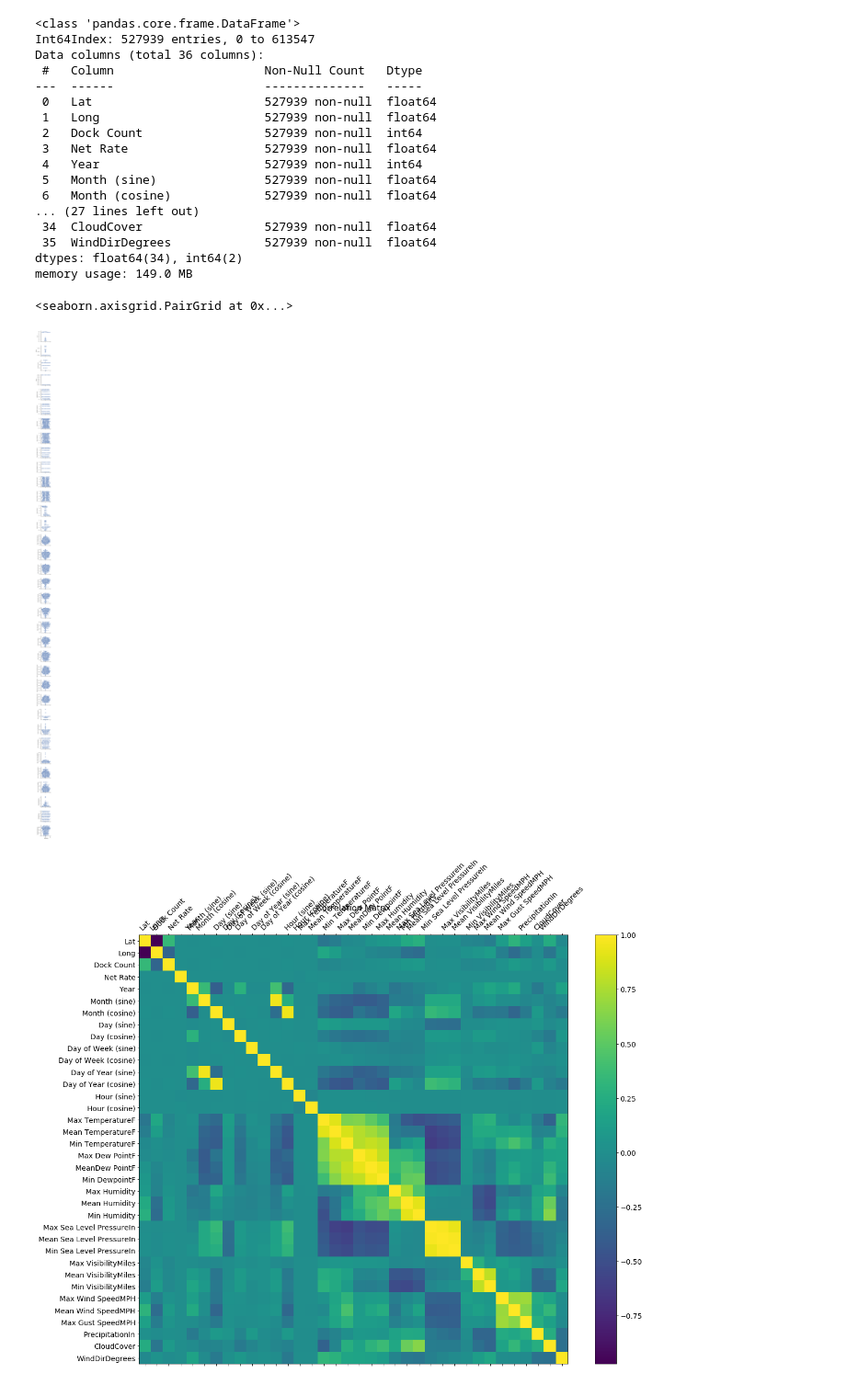
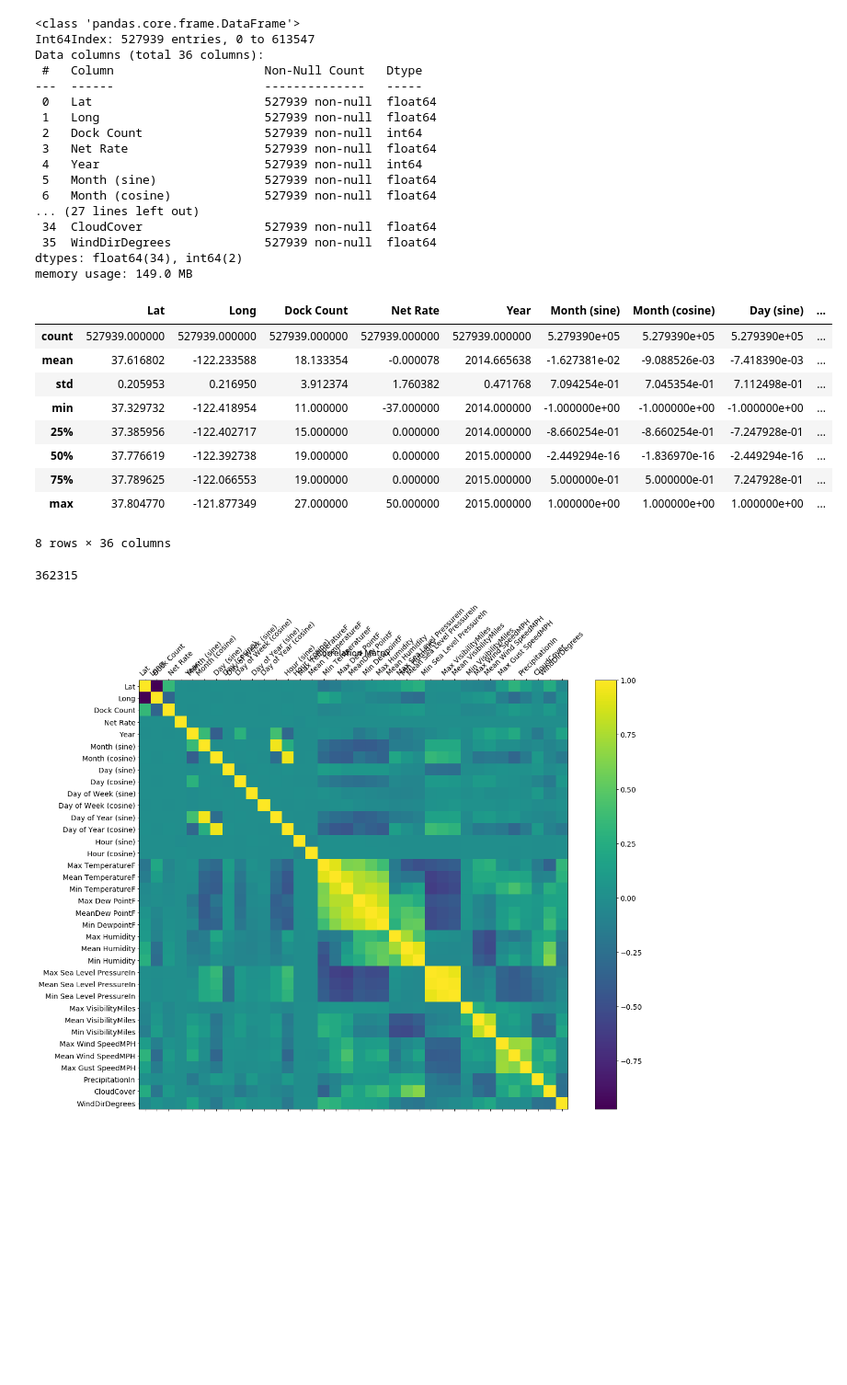
Before and after one commit to t-nel-95/codility-ml-test, a Jupyter notebook: Dataroots Codility Test.ipynb, the cells around one changed output. Shown at 92% size. Cells and saved outputs as stored; diff of their text form; code cells hidden in the pictures; blank space fills up the shorter version.

```diff
--- a/Dataroots Codility Test.ipynb
+++ b/Dataroots Codility Test.ipynb
@@ -291,18 +300,32 @@ Data columns (total 36 columns):
  35  WindDirDegrees             527939 non-null  float64
 dtypes: float64(34), int64(2)
 memory usage: 149.0 MB
+# %%
+dataset.describe()
+# %% [output]
+|  | Lat | Long | Dock Count | Net Rate | Year | Month (sine) | Month (cosine) | Day (sine) | ... |
+| count | 527939.000000 | 527939.000000 | 527939.000000 | 527939.000000 | 527939.000000 | 5.279390e+05 | 5.279390e+05 | 5.279390e+05 | ... |
+| mean | 37.616802 | -122.233588 | 18.133354 | -0.000078 | 2014.665638 | -1.627381e-02 | -9.088526e-03 | -7.418390e-03 | ... |
+| std | 0.205953 | 0.216950 | 3.912374 | 1.760382 | 0.471768 | 7.094254e-01 | 7.045354e-01 | 7.112498e-01 | ... |
+| min | 37.329732 | -122.418954 | 11.000000 | -37.000000 | 2014.000000 | -1.000000e+00 | -1.000000e+00 | -1.000000e+00 | ... |
+| 25% | 37.385956 | -122.402717 | 15.000000 | 0.000000 | 2014.000000 | -8.660254e-01 | -8.660254e-01 | -7.247928e-01 | ... |
+| 50% | 37.776619 | -122.392738 | 19.000000 | 0.000000 | 2015.000000 | -2.449294e-16 | -1.836970e-16 | -2.449294e-16 | ... |
+| 75% | 37.789625 | -122.066553 | 19.000000 | 0.000000 | 2015.000000 | 5.000000e-01 | 5.000000e-01 | 7.247928e-01 | ... |
+| max | 37.804770 | -121.877349 | 27.000000 | 50.000000 | 2015.000000 | 1.000000e+00 | 1.000000e+00 | 1.000000e+00 | ... |
+8 rows × 36 columns
+# %%
+len(dataset[dataset['Net Rate'] == 0])
+# %% [output]
+362315
 # %%
-cols = dataset.drop(['Net Rate'], axis=1).columns
+#cols = dataset.drop(['Net Rate'], axis=1).columns
 
-sns.pairplot(
-    data=dataset,
-    x_vars='Net Rate',
-    y_vars=cols,
-    kind='reg'
-)
+#sns.pairplot(
+#    data=dataset,
+#    x_vars='Net Rate',
+#    y_vars=cols,
+#    kind='reg'
+#)
-# %% [output]
-<seaborn.axisgrid.PairGrid at 0x...>
-[figure, removed]
 # %%
 #x = dataset.values #returns a numpy array
 #min_max_scaler = preprocessing.MinMaxScaler()
```
Also changed, not shown: parts of 9 cells of this notebook, 1 other file.
